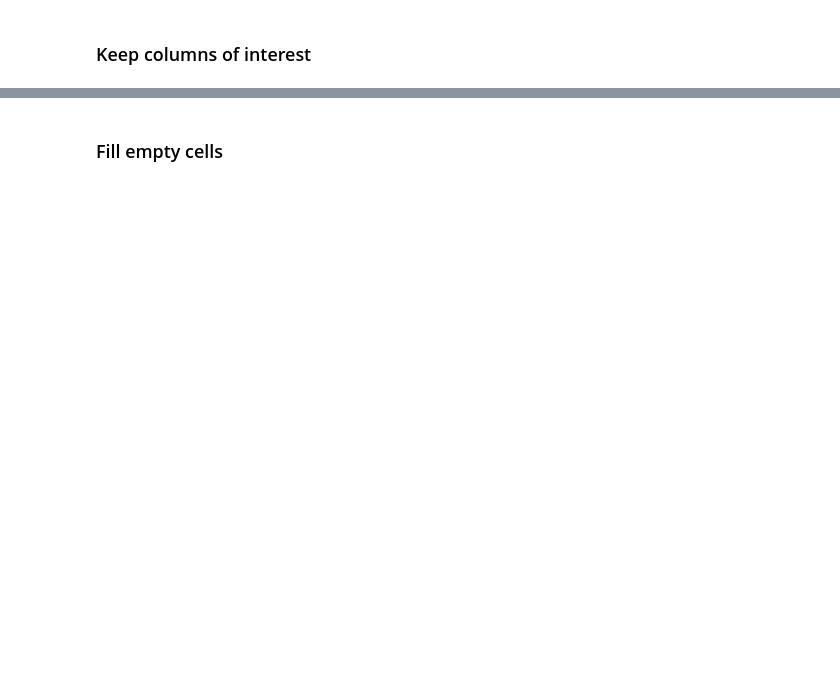
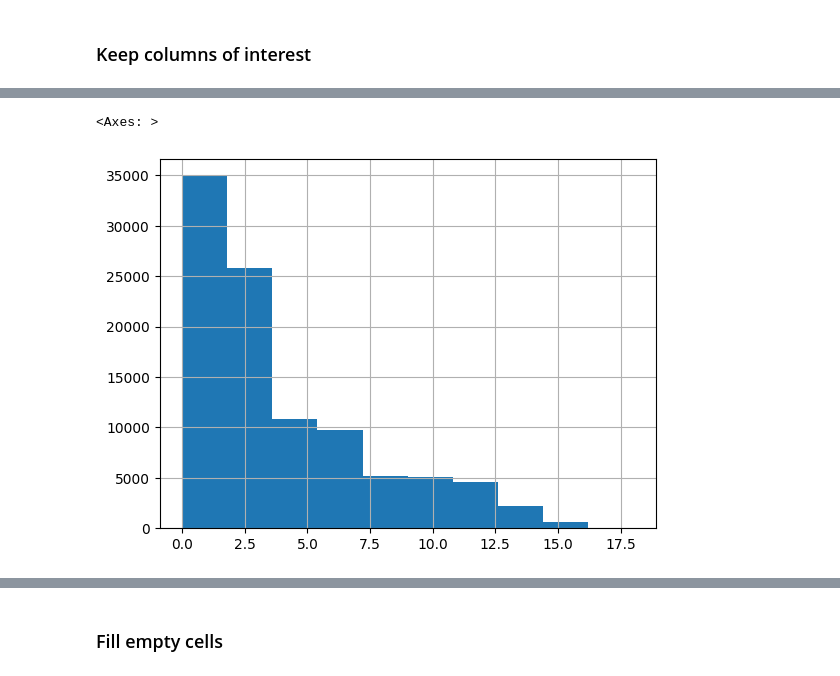
Before and after one commit to TurboThommy/ml4ds-end-to-end-project, a Jupyter notebook: BIP_ML4DS_winter_term_24_25.ipynb, the cells around one changed output, grey strips where cells are left out. Drawn from its saved outputs; the diff is of its cells as text; code cells hidden in the pictures; blank space fills up the shorter version.

```diff
--- a/BIP_ML4DS_winter_term_24_25.ipynb
+++ b/BIP_ML4DS_winter_term_24_25.ipynb
@@ -306,0 +401,9 @@ training_data_prepared_df.head()
+# %%
+# ToDo
+# Leasing Cars?
+# 67 -> often seen as null count
+
+# Remove all rows where LAID_UP_TIME is na
+print(len(training_data_prepared_df))
+training_data_prepared_df.dropna(subset=["LAID_UP_TIME"], inplace=True)
+print(len(training_data_prepared_df))
@@ -306,0 +433,5 @@ training_data_prepared_df.head()
+# %%
+training_data_prepared_df.isna().sum(axis=1).hist()
+# %% [output]
+<Axes: >
+[figure, added]
```
Also changed, not shown: parts of 14 cells of this notebook, 1 other file.
